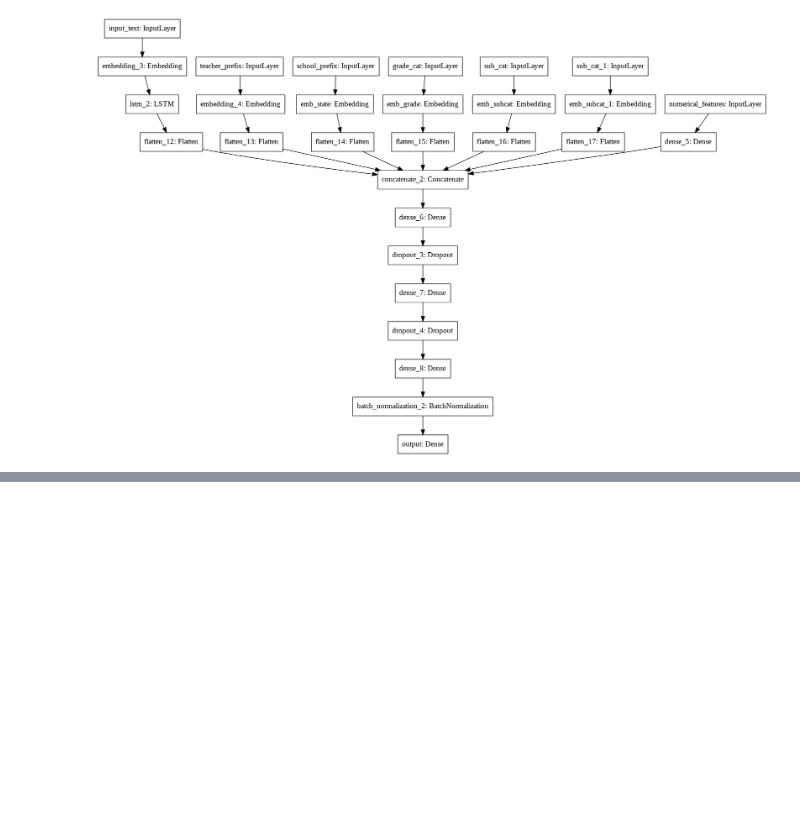
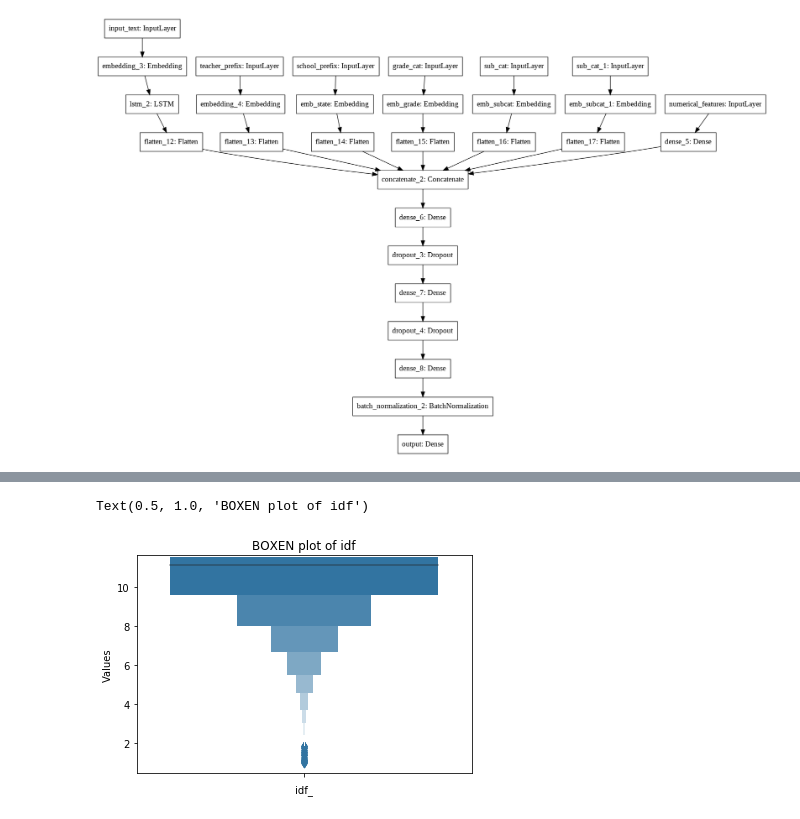
Before and after one commit to vishnurapps/LSTM-on-Donors-Choose, a Jupyter notebook: LSTM_On_Donors_Choose.ipynb, the cells around one changed output, grey strips where cells are left out. Cells and saved outputs as stored; diff of their text form; code cells hidden in the pictures; blank space fills up the shorter version.

```diff
--- a/LSTM_On_Donors_Choose.ipynb
+++ b/LSTM_On_Donors_Choose.ipynb
@@ -1003,0 +1018,7 @@ tf.keras.utils.plot_model(
+# %%
+sns.boxenplot(x = "Values",data=tfidf_df,orient="v")
+plt.xlabel("idf_")
+plt.title("BOXEN plot of idf")
+# %% [output]
+Text(0.5, 1.0, 'BOXEN plot of idf')
+[figure, added]
```
Also changed, not shown: parts of 37 cells of this notebook.
